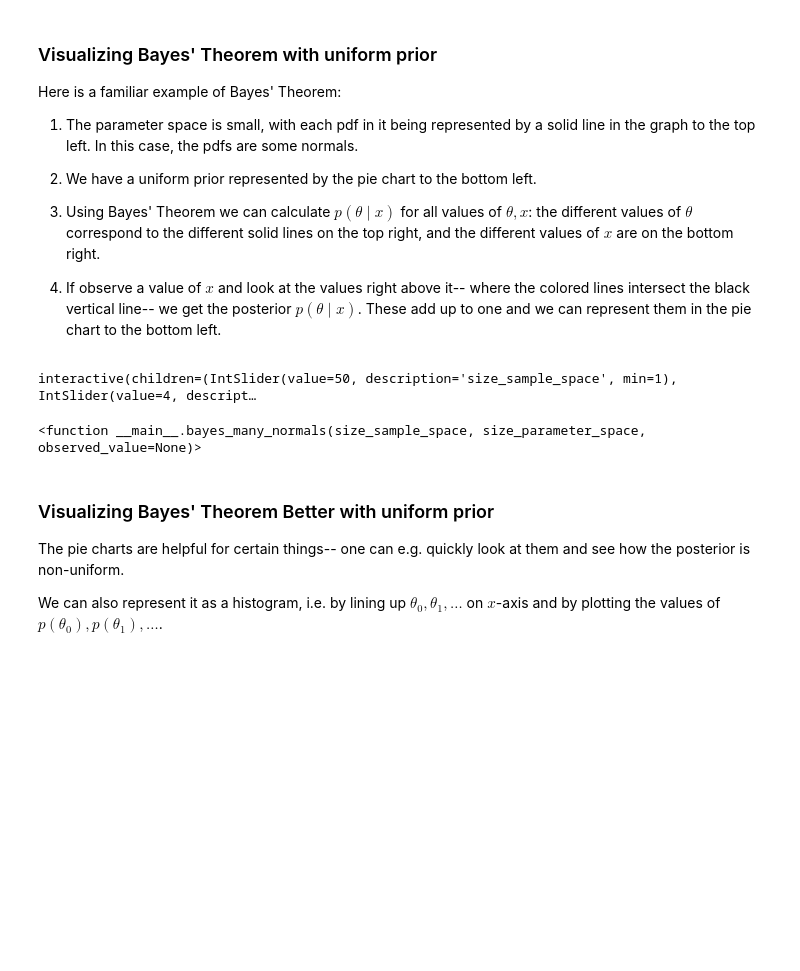
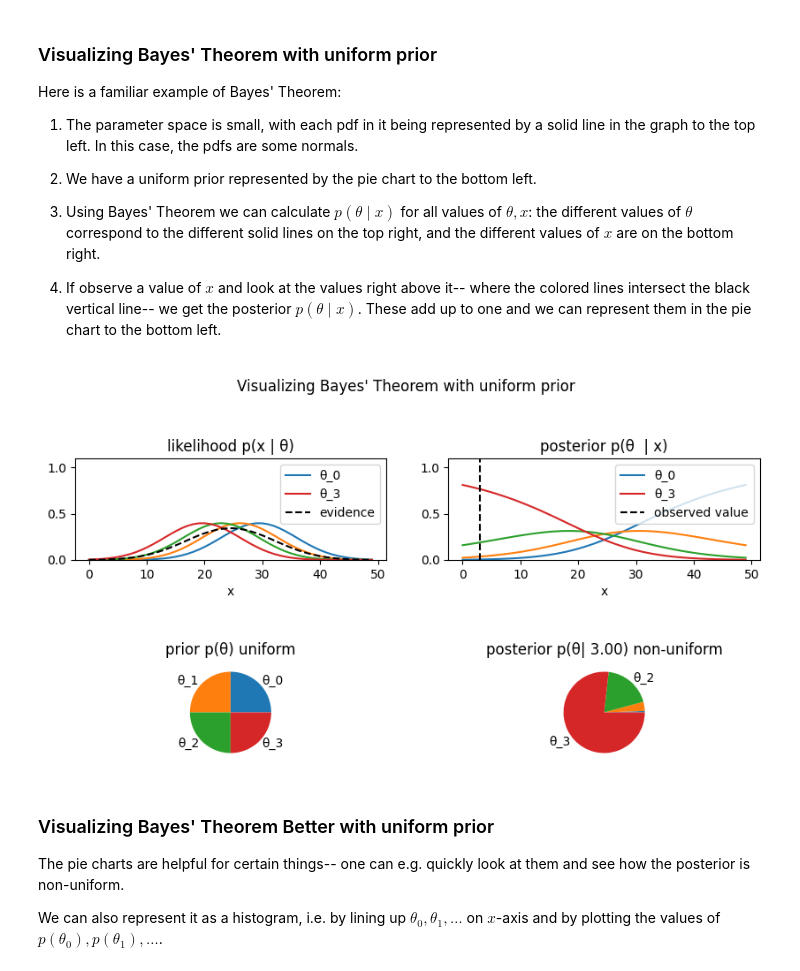
Before and after one commit to logic-teaching/philstatsbook, a Jupyter notebook: _sources/Chap10.ipynb, the cells around one changed output. Saved outputs shown, nothing was run; the diff lists cells and outputs as text; code cells hidden in the pictures; blank space fills up the shorter version.

```diff
--- a/_sources/Chap10.ipynb
+++ b/_sources/Chap10.ipynb
@@ -363,14 +355,10 @@ def bayes_many_normals(size_sample_space,size_parameter_space, observed_value =
 
 
     bayes(n,l,my_prior,my_likelihood, observed_value = observed_value)
-# %%
-interact(bayes_many_normals,
-         size_sample_space= IntSlider(min=1, max=100, step=1, value=50),
-         size_parameter_space= IntSlider(min=1, max=10, step=1, value=4),
-         observed_value = IntSlider(min=1, max=99, step=1, value=3))
-# %% [output]
-interactive(children=(IntSlider(value=50, description='size_sample_space', min=1), IntSlider(value=4, descript…
-<function __main__.bayes_many_normals(size_sample_space, size_parameter_space, observed_value=None)>
+# %%
+bayes_many_normals(50,4,3)
+# %% [output]
+[figure, added]
 # %% [markdown]
 ### Visualizing Bayes' Theorem Better with uniform prior
 
```
Also changed, not shown: parts of 11 cells of this notebook, 21 other files.
